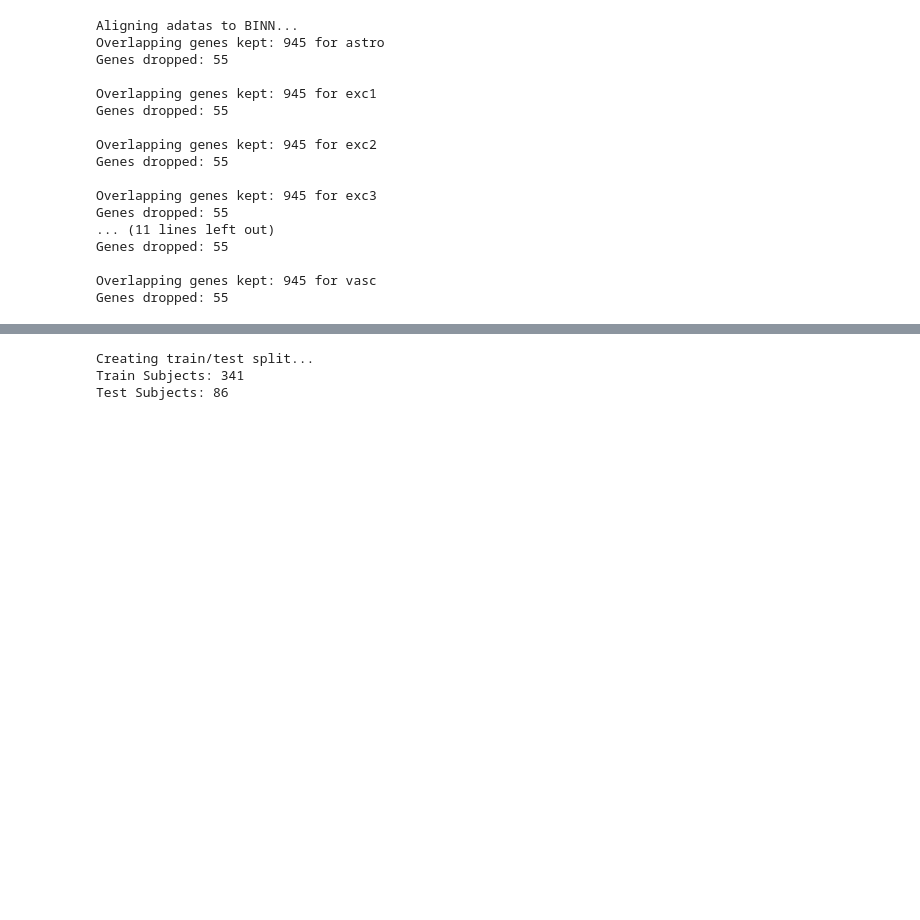
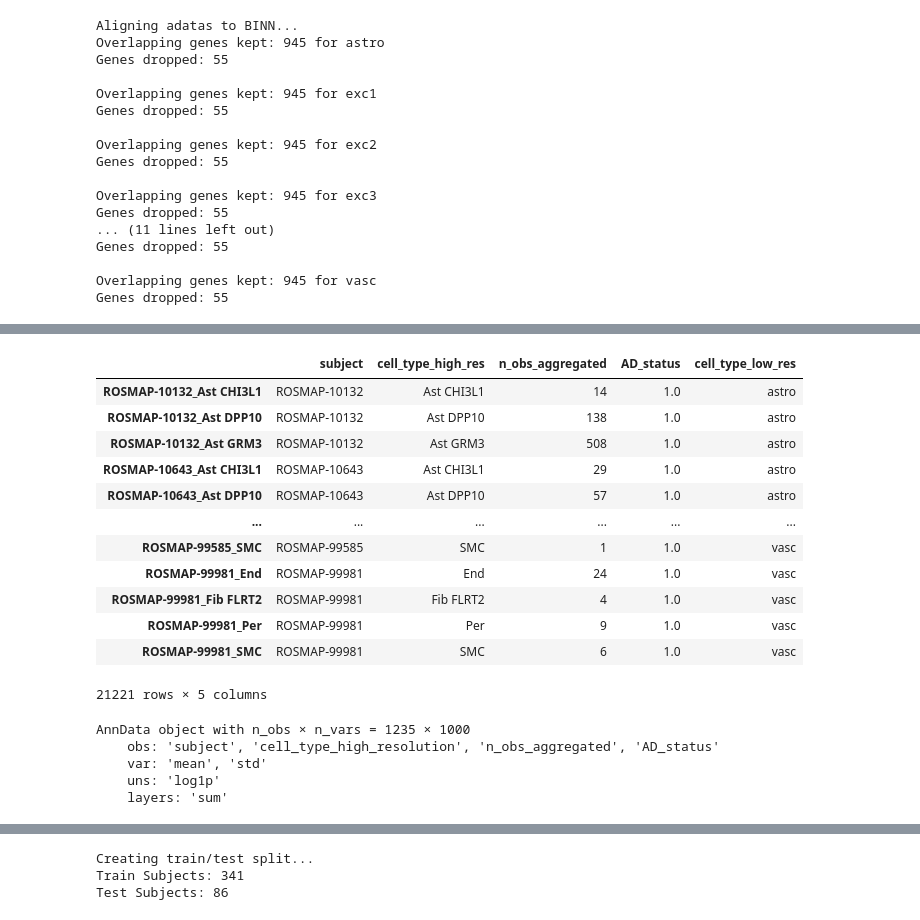
Before and after one commit to ThomasM31/BBTX11-VT26-07, a Jupyter notebook: BINN/data_handling_test.ipynb, the cells around one changed output, grey strips where cells are left out. Drawn from its saved outputs; the diff is of its cells as text; code cells hidden in the pictures; blank space fills up the shorter version.

```diff
--- a/BINN/data_handling_test.ipynb
+++ b/BINN/data_handling_test.ipynb
@@ -77,7 +189,7 @@ Matrix 3 shape: (168, 28)
 Matrix 4 shape: (28, 1)
 # %%
 print("Aligning adatas to BINN...")
-datasets_aligend = dh.subset_genes(datasets, masks['df0'])
+datasets_aligend = dh.subset_genes(patient_datasets, masks['df0'])
 # %% [output]
 Aligning adatas to BINN...
 Overlapping genes kept: 945 for astro
@@ -133,6 +242,27 @@ AnnCollection object with n_obs × n_vars = 21221 × 945
 # %%
-tiny_collection = acollection.obs[:18]
-#tiny_train, test_train = ctts.custom_train_test_split(tiny_collection, train_size=TRAIN_SIZE)
-#acollection[["ROSMAP-10132", "ROSMAP-12562"],:]
-#acollection[acollection.obs.subject == "ROSMAP-10132"]
-# TODO HEEEEEEEEEEEEEELPPPP Kör på 1 batch bara???
+acollection.obs
+# %% [output]
+|  | subject | cell_type_high_res | n_obs_aggregated | AD_status | cell_type_low_res |
+| ROSMAP-10132_Ast CHI3L1 | ROSMAP-10132 | Ast CHI3L1 | 14 | 1.0 | astro |
+| ROSMAP-10132_Ast DPP10 | ROSMAP-10132 | Ast DPP10 | 138 | 1.0 | astro |
+| ROSMAP-10132_Ast GRM3 | ROSMAP-10132 | Ast GRM3 | 508 | 1.0 | astro |
+| ROSMAP-10643_Ast CHI3L1 | ROSMAP-10643 | Ast CHI3L1 | 29 | 1.0 | astro |
+| ROSMAP-10643_Ast DPP10 | ROSMAP-10643 | Ast DPP10 | 57 | 1.0 | astro |
+| ... | ... | ... | ... | ... | ... |
+| ROSMAP-99585_SMC | ROSMAP-99585 | SMC | 1 | 1.0 | vasc |
+| ROSMAP-99981_End | ROSMAP-99981 | End | 24 | 1.0 | vasc |
+| ROSMAP-99981_Fib FLRT2 | ROSMAP-99981 | Fib FLRT2 | 4 | 1.0 | vasc |
+| ROSMAP-99981_Per | ROSMAP-99981 | Per | 9 | 1.0 | vasc |
+| ROSMAP-99981_SMC | ROSMAP-99981 | SMC | 6 | 1.0 | vasc |
+21221 rows × 5 columns
+# %%
+for label in list(datasets.keys()):
+    adata = datasets[label]
+    print(adata)
+    break
+# %% [output]
+AnnData object with n_obs × n_vars = 1235 × 1000
+    obs: 'subject', 'cell_type_high_resolution', 'n_obs_aggregated', 'AD_status'
+    var: 'mean', 'std'
+    uns: 'log1p'
+    layers: 'sum'
```
Also changed, not shown: parts of 11 cells of this notebook.
